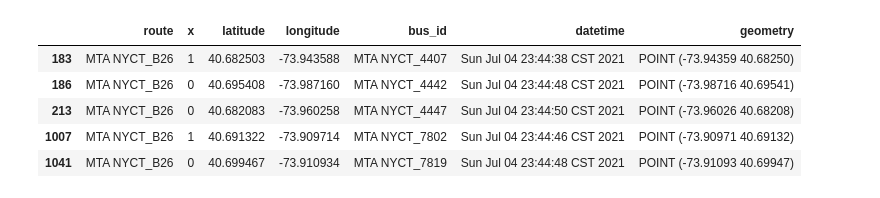
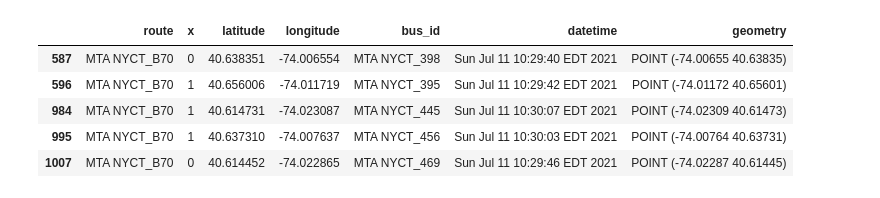
Before and after one commit to cpcarey/nyu-cusp-mlc-bus, a Jupyter notebook: notebooks/group_trajectories.ipynb, the cells around one changed output. Saved outputs shown, nothing was run; the diff lists cells and outputs as text; code cells hidden in the pictures.

```diff
--- a/notebooks/group_trajectories.ipynb
+++ b/notebooks/group_trajectories.ipynb
@@ -18,8 +36,10 @@ warnings.filterwarnings('ignore')
 CRS_PLOT = 'EPSG:4326'
 DATA_DIR = '../data'
 EXPORTS_DIR = f'{DATA_DIR}/exports'
-ROUTE = 'B26'
+ROUTE = 'B70'
 COLUMNS = ['route', 'x', 'latitude', 'longitude', 'bus_id', 'datetime']
+X = 0
+Y = 1
 # %%
-bus_df = pd.read_csv(f'{DATA_DIR}/MTA-Bus-2021-7-5.csv', names=COLUMNS)
-bus_gdf = gpd.GeoDataFrame(bus_df, geometry=gpd.points_from_xy(bus_df['longitude'], bus_df['latitude'])).set_crs(CRS_PLOT)
+bus_df = pd.read_csv(f'{DATA_DIR}/MTA-Bus-2021-7-18.csv', names=COLUMNS)
+bus_df = bus_df[(bus_df['route'].str.endswith(ROUTE))]
@@ -26,12 +48,12 @@ bus_gdf = gpd.GeoDataFrame(bus_df, geometry=gpd.points_from_xy(bus_df['longitude
 # %%
-b_gdf = bus_gdf[bus_gdf['route'].str.contains(ROUTE)]
+b_gdf = bus_gdf[(bus_gdf['route'].str.contains(ROUTE))]
 b_gdf.head()
 # %% [output]
 |  | route | x | latitude | longitude | bus_id | datetime | geometry |
-| 183 | MTA NYCT_B26 | 1 | 40.682503 | -73.943588 | MTA NYCT_4407 | Sun Jul 04 23:44:38 CST 2021 | POINT (-73.94359 40.68250) |
-| 186 | MTA NYCT_B26 | 0 | 40.695408 | -73.987160 | MTA NYCT_4442 | Sun Jul 04 23:44:48 CST 2021 | POINT (-73.98716 40.69541) |
-| 213 | MTA NYCT_B26 | 0 | 40.682083 | -73.960258 | MTA NYCT_4447 | Sun Jul 04 23:44:50 CST 2021 | POINT (-73.96026 40.68208) |
-| 1007 | MTA NYCT_B26 | 1 | 40.691322 | -73.909714 | MTA NYCT_7802 | Sun Jul 04 23:44:46 CST 2021 | POINT (-73.90971 40.69132) |
-| 1041 | MTA NYCT_B26 | 0 | 40.699467 | -73.910934 | MTA NYCT_7819 | Sun Jul 04 23:44:48 CST 2021 | POINT (-73.91093 40.69947) |
+| 587 | MTA NYCT_B70 | 0 | 40.638351 | -74.006554 | MTA NYCT_398 | Sun Jul 11 10:29:40 EDT 2021 | POINT (-74.00655 40.63835) |
+| 596 | MTA NYCT_B70 | 1 | 40.656006 | -74.011719 | MTA NYCT_395 | Sun Jul 11 10:29:42 EDT 2021 | POINT (-74.01172 40.65601) |
+| 984 | MTA NYCT_B70 | 1 | 40.614731 | -74.023087 | MTA NYCT_445 | Sun Jul 11 10:30:07 EDT 2021 | POINT (-74.02309 40.61473) |
+| 995 | MTA NYCT_B70 | 1 | 40.637310 | -74.007637 | MTA NYCT_456 | Sun Jul 11 10:30:03 EDT 2021 | POINT (-74.00764 40.63731) |
+| 1007 | MTA NYCT_B70 | 0 | 40.614452 | -74.022865 | MTA NYCT_469 | Sun Jul 11 10:29:46 EDT 2021 | POINT (-74.02287 40.61445) |
 # %%
 b_gdf = b_gdf[['bus_id', 'x', 'datetime', 'latitude', 'longitude', 'geometry']]
```
Also changed, not shown: parts of 37 cells of this notebook, 7 other files.
